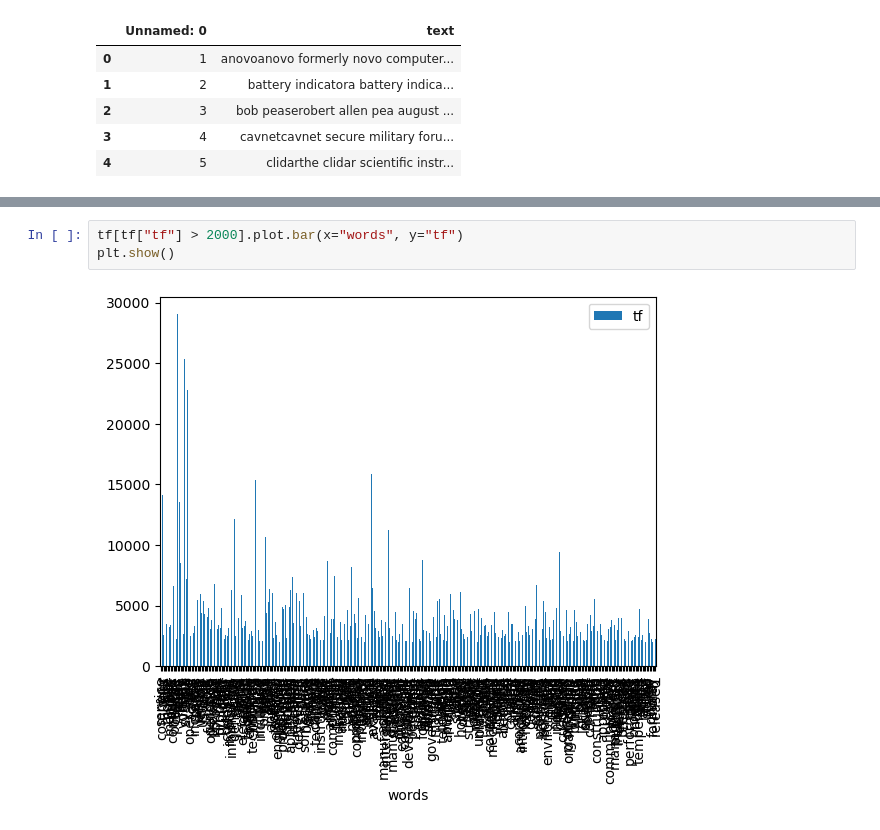
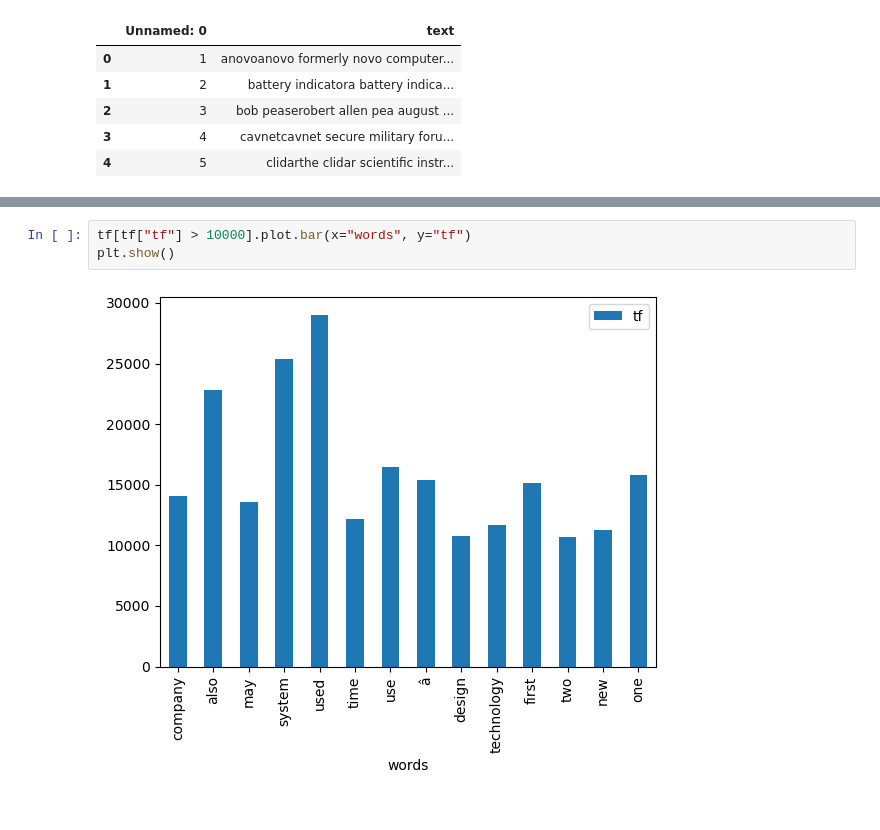
Before and after one commit to xcansuxakgul/Sentiment-Analysis, a Jupyter notebook: Wikipedia/wiki_sentiment_analysis.ipynb, the cells around one changed output, grey strips where cells are left out. Saved outputs shown, nothing was run; the diff lists cells and outputs as text.

```diff
--- a/Wikipedia/wiki_sentiment_analysis.ipynb
+++ b/Wikipedia/wiki_sentiment_analysis.ipynb
@@ -116,9 +136,9 @@ tf.sort_values("tf",ascending=False)
 252563 rows × 2 columns
 # %%
-tf[tf["tf"] > 2000].plot.bar(x="words", y="tf")
+tf[tf["tf"] > 10000].plot.bar(x="words", y="tf")
 plt.show()
 # %% [output]
-[figure, old version]
+[figure, new version]
 # %%
 text = " ".join(i for i in df["text"])
 
```
Also changed, not shown: parts of 5 cells of this notebook.
